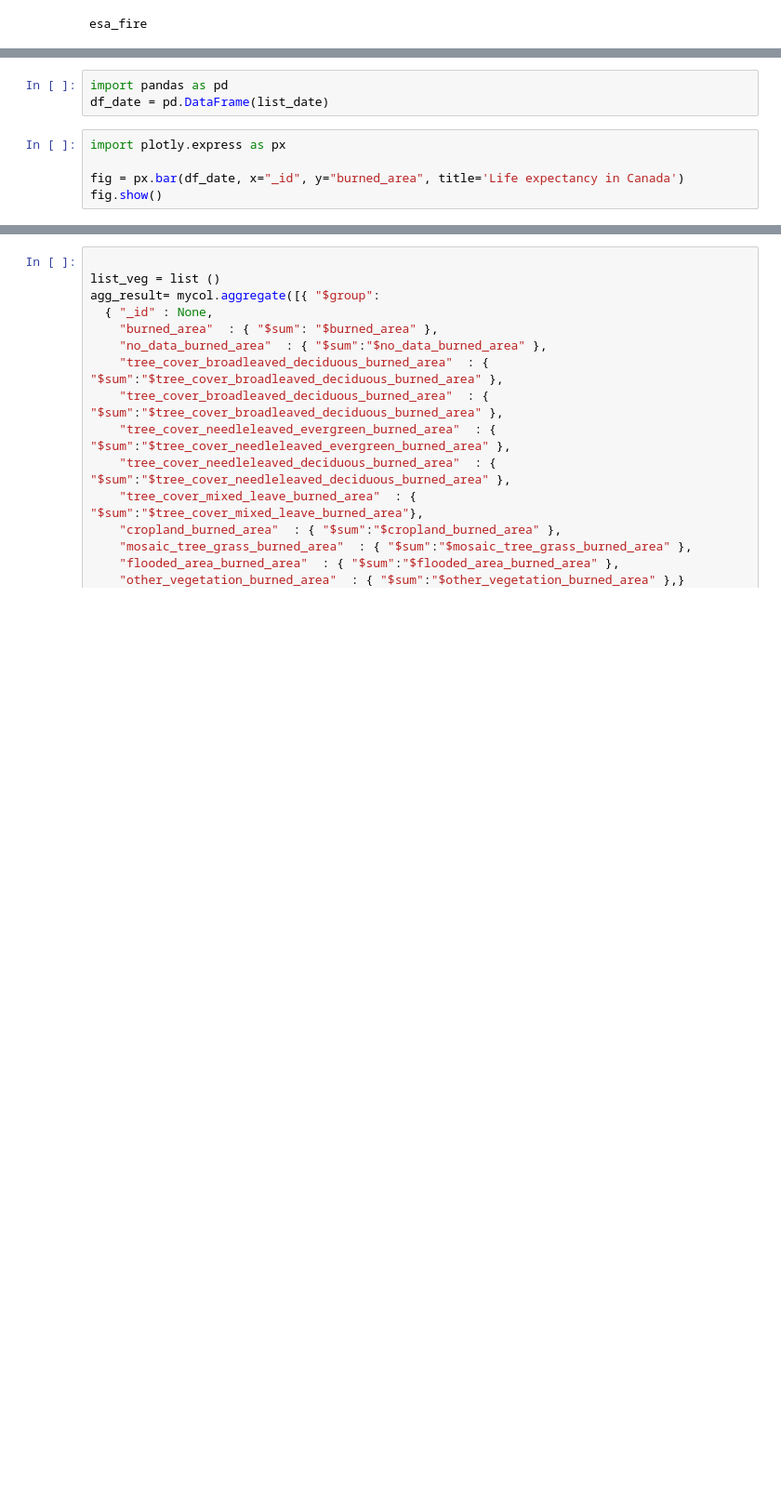
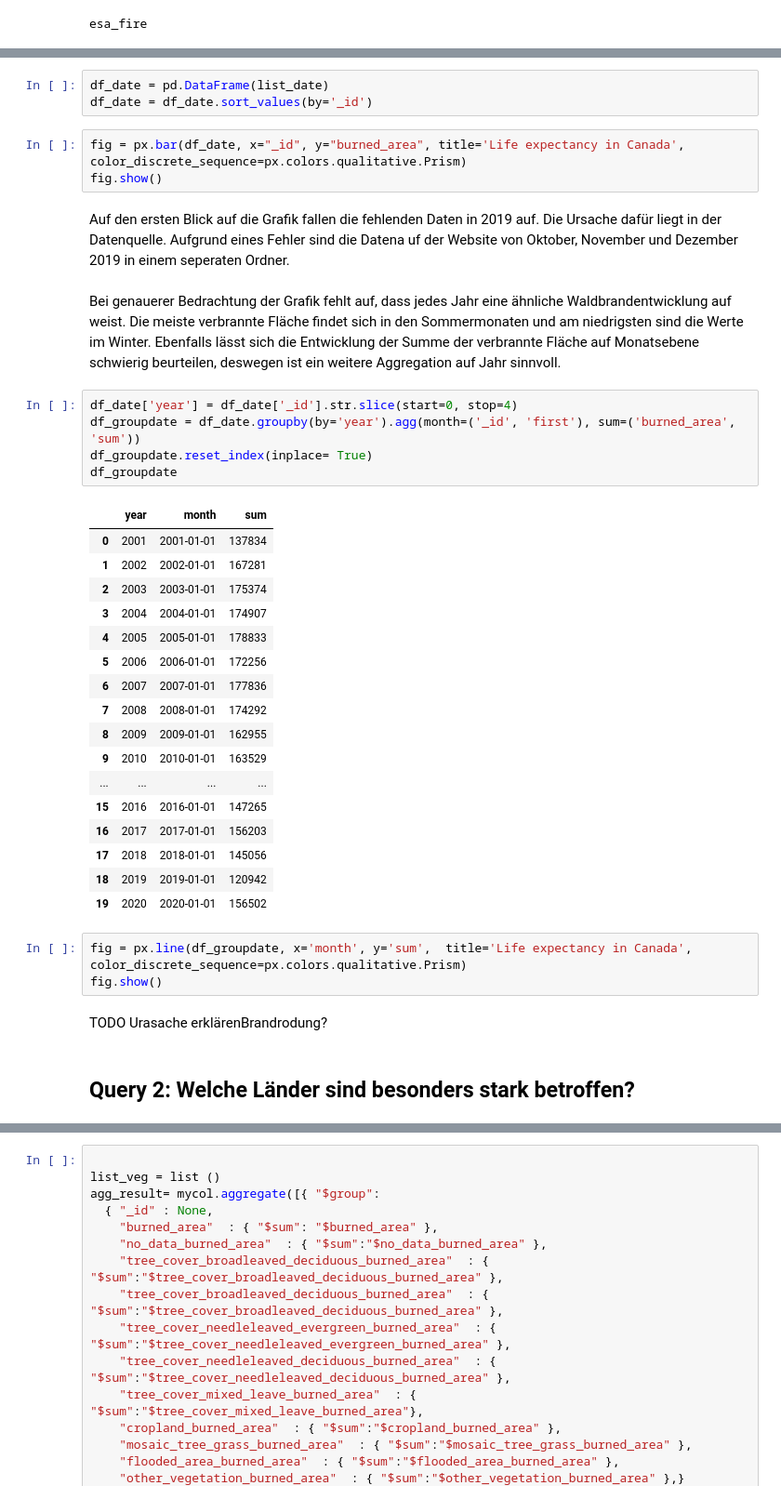
Before and after one commit to sophie-juliette/eda_esa_fire, a Jupyter notebook: eda_eu.ipynb, the cells around one changed output, grey strips where cells are left out. Shown at 93% size. Drawn from its saved outputs; the diff is of its cells as text; blank space fills up the shorter version.

```diff
--- a/eda_eu.ipynb
+++ b/eda_eu.ipynb
@@ -112,11 +44,43 @@ list_date
-# %%
-import pandas as pd
-df_date = pd.DataFrame(list_date)
+# %%
+df_date = pd.DataFrame(list_date)
+df_date = df_date.sort_values(by='_id')
 # %%
-import plotly.express as px
-
-fig = px.bar(df_date, x="_id", y="burned_area", title='Life expectancy in Canada')
+fig = px.bar(df_date, x="_id", y="burned_area", title='Life expectancy in Canada', color_discrete_sequence=px.colors.qualitative.Prism)
 fig.show()
+# %% [markdown]
+Auf den ersten Blick auf die Grafik fallen die fehlenden Daten in 2019 auf. Die Ursache dafür liegt in der Datenquelle. Aufgrund eines Fehler sind die Datena uf der Website von Oktober, November und Dezember 2019 in einem seperaten Ordner.
+# %% [markdown]
+Bei genauerer Bedrachtung der Grafik fehlt auf, dass jedes Jahr eine ähnliche Waldbrandentwicklung auf weist. Die meiste verbrannte Fläche findet sich in den Sommermonaten und am niedrigsten sind die Werte im Winter. Ebenfalls lässt sich die Entwicklung der Summe der verbrannte Fläche auf Monatsebene schwierig beurteilen, deswegen ist ein weitere Aggregation auf Jahr sinnvoll.
+# %%
+df_date['year'] = df_date['_id'].str.slice(start=0, stop=4)
+df_groupdate = df_date.groupby(by='year').agg(month=('_id', 'first'), sum=('burned_area', 'sum'))
+df_groupdate.reset_index(inplace= True)
+df_groupdate
+# %% [output]
+|  | year | month | sum |
+| 0 | 2001 | 2001-01-01 | 137834 |
+| 1 | 2002 | 2002-01-01 | 167281 |
+| 2 | 2003 | 2003-01-01 | 175374 |
+| 3 | 2004 | 2004-01-01 | 174907 |
+| 4 | 2005 | 2005-01-01 | 178833 |
+| 5 | 2006 | 2006-01-01 | 172256 |
+| 6 | 2007 | 2007-01-01 | 177836 |
+| 7 | 2008 | 2008-01-01 | 174292 |
+| 8 | 2009 | 2009-01-01 | 162955 |
+| 9 | 2010 | 2010-01-01 | 163529 |
+| ... | ... | ... | ... |
+| 15 | 2016 | 2016-01-01 | 147265 |
+| 16 | 2017 | 2017-01-01 | 156203 |
+| 17 | 2018 | 2018-01-01 | 145056 |
+| 18 | 2019 | 2019-01-01 | 120942 |
+| 19 | 2020 | 2020-01-01 | 156502 |
+# %%
+fig = px.line(df_groupdate, x='month', y='sum',  title='Life expectancy in Canada', color_discrete_sequence=px.colors.qualitative.Prism)
+fig.show()
+# %% [markdown]
+TODO Urasache erklärenBrandrodung?
+# %% [markdown]
+## Query 2: Welche Länder sind besonders stark betroffen?
 # %%
 list_date = list ()
 agg_result= mycol.aggregate(
```
Also changed, not shown: parts of 50 cells of this notebook.
